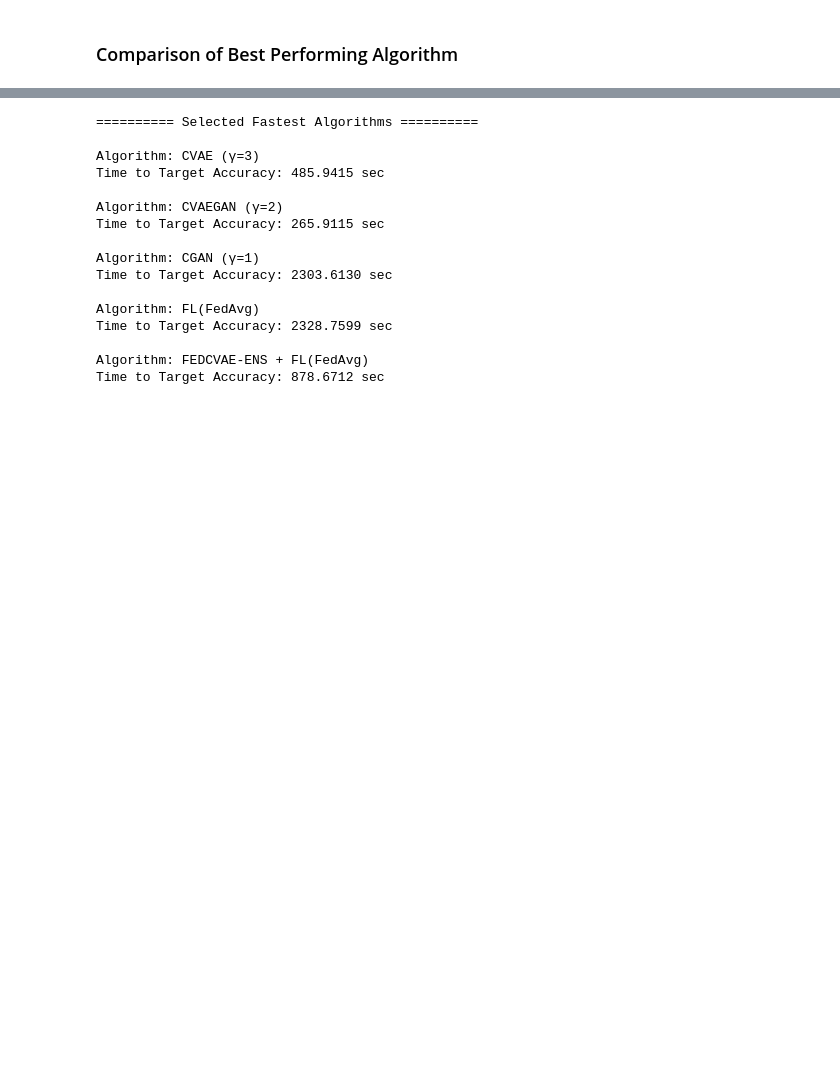
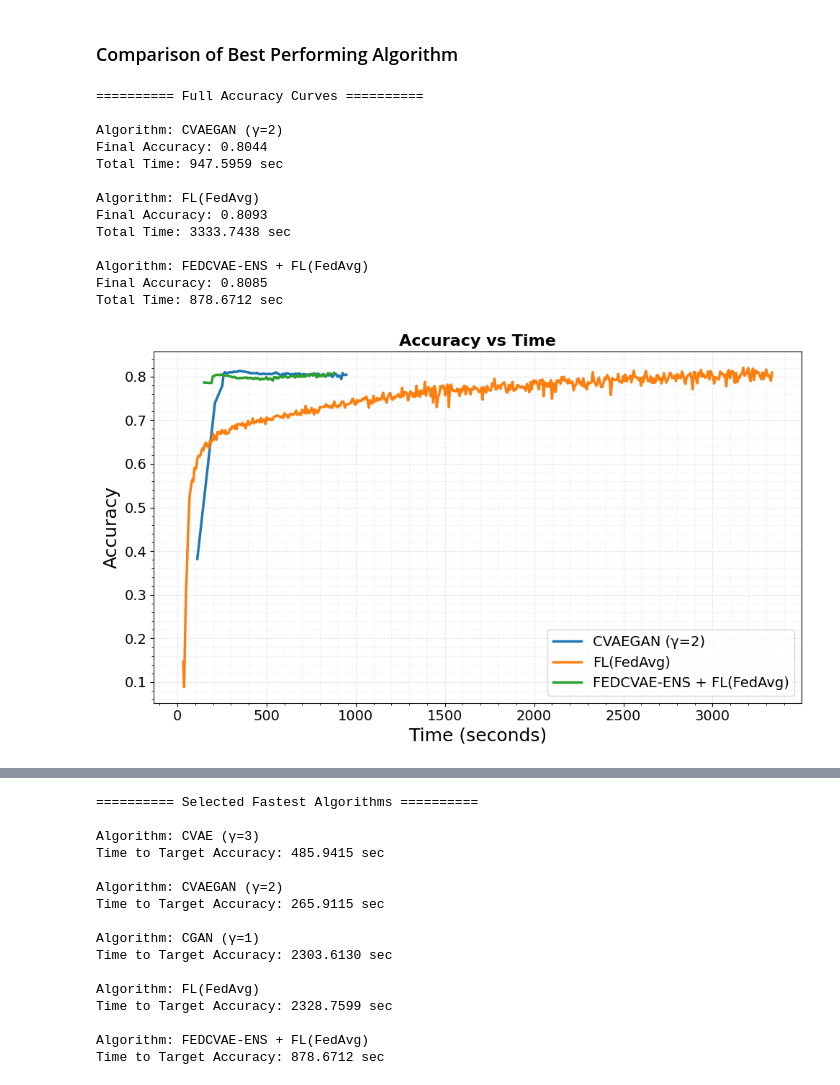
Before and after one commit to arpit35/heterogeneous_federated_learning_with_conditional_variational_autoencoder, a Jupyter notebook: analytics/results.ipynb, the cells around one changed output, grey strips where cells are left out. Drawn from its saved outputs; the diff is of its cells as text; code cells hidden in the pictures; blank space fills up the shorter version.

Commit message:
plot

```diff
--- a/analytics/results.ipynb
+++ b/analytics/results.ipynb
@@ -427,3 +427,65 @@ Gamma 3 → Phase 1: 201.53 sec | Phase 2: 2565.86 sec
 [figure]
 # %% [markdown]
 ### Comparison of Best Performing Algorithm
+# %%
+plt.figure(figsize=(10, 6))
+
+print("\n========== Full Accuracy Curves ==========")
+
+for algo_name, info in fastest_algorithms.items():
+
+    if algo_name not in ["HFedCVAEGAN", "FEDCVAE-ENS + FL(FedAvg)", "FL(FedAvg)"]:
+        continue
+
+    key = info["key"]
+
+    if key in algo_data:
+        acc = algo_data[key]["accuracy"]
+        time = algo_data[key]["time"]
+
+        if info['gamma_display'] == -1:
+            label = f"{algo_name}"
+        else:
+            label = f"{algo_name[4:]} (γ={info['gamma_display']})"
+
+        print(f"\nAlgorithm: {label}")
+        print(f"Final Accuracy: {acc[-1]:.4f}")
+        print(f"Total Time: {time[-1]:.4f} sec")
+
+        # Plot FULL curve (no truncation)
+        plt.plot(
+            time,
+            acc,
+            linewidth=2.5,
+            label=label
+        )
+
+plt.xlabel("Time (seconds)", fontsize=18)
+plt.ylabel("Accuracy", fontsize=18)
+plt.title("Accuracy vs Time", fontsize=16, fontweight='bold')
+
+plt.xticks(fontsize=14)
+plt.yticks(fontsize=14)
+
+plt.grid(True, alpha=0.3, linestyle='--')
+plt.minorticks_on()
+plt.grid(True, which='minor', alpha=0.1)
+
+plt.legend(fontsize=14)
+plt.tight_layout()
+plt.show()
+# %% [output]
+========== Full Accuracy Curves ==========
+
+Algorithm: CVAEGAN (γ=2)
+Final Accuracy: 0.8044
+Total Time: 947.5959 sec
+
+Algorithm: FL(FedAvg)
+Final Accuracy: 0.8093
+Total Time: 3333.7438 sec
+
+Algorithm: FEDCVAE-ENS + FL(FedAvg)
+Final Accuracy: 0.8085
+Total Time: 878.6712 sec
+[figure, added]
```
Also changed, not shown: parts of 1 cell of this notebook.
